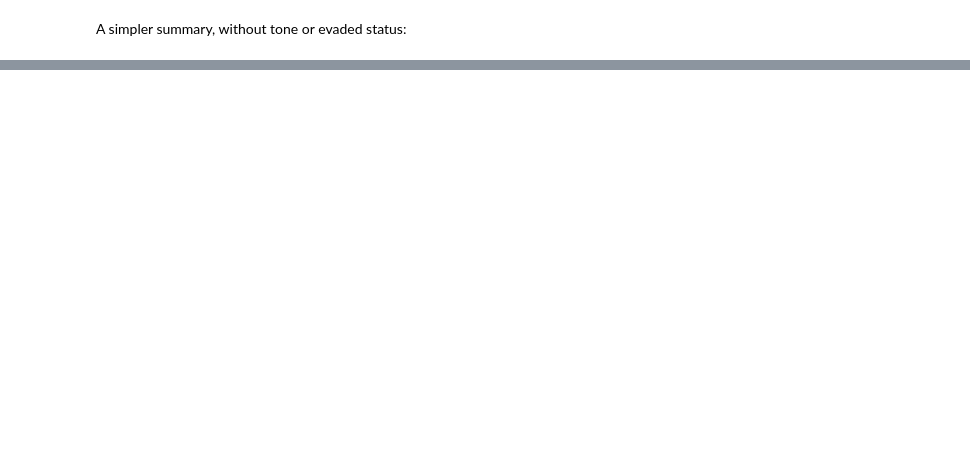
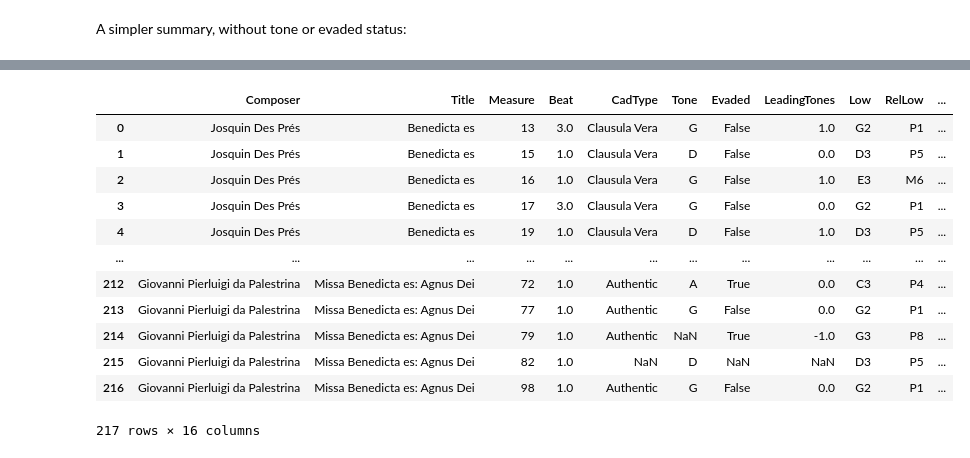
Before and after one commit to RichardFreedman/CRIM_JHUB, a Jupyter notebook: CRIM_06_Cadences_Batch.ipynb, the cells around one changed output, grey strips where cells are left out. Cells and saved outputs as stored; diff of their text form; code cells hidden in the pictures; blank space fills up the shorter version.

Commit message:
Update Notebooks for Ptype and Cadence Updates 5 2022

```diff
--- a/CRIM_06_Cadences_Batch.ipynb
+++ b/CRIM_06_Cadences_Batch.ipynb
@@ -276,0 +203,17 @@ cadTypeCounts.to_frame()
+# %%
+big_list = []
+git_prefix = 'https://raw.githubusercontent.com/CRIM-Project/CRIM-online/master/crim/static/mei/MEI_4.0/'
+mei = '.mei'
+for piece in piece_list:
+    url = git_prefix + piece + mei
+    big_list.append(url)
+# %%
+corpus = CorpusBase(big_list)
+list_of_dfs = corpus.batch(ImportedPiece.classifyCadences, metadata=True)
+combined_df = pd.concat(list_of_dfs, ignore_index=True)
+# Get the number of each type of cadence observed:
+cadTypeCounts = combined_df['CadType'].value_counts()
+print(cadTypeCounts)
+# Get the number of cadences per Beat level:
+cadBeatCounts = combined_df['Beat'].value_counts()
+print(cadBeatCounts)
@@ -276,0 +319,26 @@ cadTypeCounts.to_frame()
+# %%
+mass_sets = [('CRIM_Mass_0015',
+('https://raw.githubusercontent.com/CRIM-Project/CRIM-online/master/crim/static/mei/MEI_4.0/CRIM_Model_0017.mei',
+ 'https://raw.githubusercontent.com/CRIM-Project/CRIM-online/master/crim/static/mei/MEI_4.0/CRIM_Mass_0015_1.mei',
+ 'https://raw.githubusercontent.com/CRIM-Project/CRIM-online/master/crim/static/mei/MEI_4.0/CRIM_Mass_0015_2.mei',
+ 'https://raw.githubusercontent.com/CRIM-Project/CRIM-online/master/crim/static/mei/MEI_4.0/CRIM_Mass_0015_3.mei',
+ 'https://raw.githubusercontent.com/CRIM-Project/CRIM-online/master/crim/static/mei/MEI_4.0/CRIM_Mass_0015_4.mei',
+'https://raw.githubusercontent.com/CRIM-Project/CRIM-online/master/crim/static/mei/MEI_4.0/CRIM_Mass_0015_5.mei'))]
+
+# git_prefix = 'https://raw.githubusercontent.com/CRIM-Project/CRIM-online/master/crim/static/mei/MEI_4.0/'
+
+# list(mass[1])
+# %%
+cad_combined = pd.DataFrame()
+
+col_list = ['Composer', 'Title', 'Measure', 'Beat', 'CadType', 'Tone','Evaded','LeadingTones', 'Low','RelLow','RelTone','Progress','SinceLast','ToNext']
+for mass in mass_sets:
+    csv_name = 'saved_csv/' + mass_sets[0][0] + '_' + 'Cadences' + '.csv'
+    url_list = list(mass[1])
+    corpus = CorpusBase(url_list)
+    list_of_dfs = corpus.batch(ImportedPiece.classifyCadences, metadata=True)
+    combined_df = pd.concat(list_of_dfs, ignore_index=True)
+    combined_df = combined_df[col_list]
+    combined_df["Validation"] = ''
+    combined_df["Comments"] = ''
+    combined_df.to_csv(csv_name)
@@ -276,0 +358,16 @@ cadTypeCounts.to_frame()
+# %%
+combined_df
+# %% [output]
+|  | Composer | Title | Measure | Beat | CadType | Tone | Evaded | LeadingTones | Low | RelLow | ... |
+| 0 | Josquin Des Prés | Benedicta es | 13 | 3.0 | Clausula Vera | G | False | 1.0 | G2 | P1 | ... |
+| 1 | Josquin Des Prés | Benedicta es | 15 | 1.0 | Clausula Vera | D | False | 0.0 | D3 | P5 | ... |
+| 2 | Josquin Des Prés | Benedicta es | 16 | 1.0 | Clausula Vera | G | False | 1.0 | E3 | M6 | ... |
+| 3 | Josquin Des Prés | Benedicta es | 17 | 3.0 | Clausula Vera | G | False | 0.0 | G2 | P1 | ... |
+| 4 | Josquin Des Prés | Benedicta es | 19 | 1.0 | Clausula Vera | D | False | 1.0 | D3 | P5 | ... |
+| ... | ... | ... | ... | ... | ... | ... | ... | ... | ... | ... | ... |
+| 212 | Giovanni Pierluigi da Palestrina | Missa Benedicta es: Agnus Dei | 72 | 1.0 | Authentic | A | True | 0.0 | C3 | P4 | ... |
+| 213 | Giovanni Pierluigi da Palestrina | Missa Benedicta es: Agnus Dei | 77 | 1.0 | Authentic | G | False | 0.0 | G2 | P1 | ... |
+| 214 | Giovanni Pierluigi da Palestrina | Missa Benedicta es: Agnus Dei | 79 | 1.0 | Authentic | NaN | True | -1.0 | G3 | P8 | ... |
+| 215 | Giovanni Pierluigi da Palestrina | Missa Benedicta es: Agnus Dei | 82 | 1.0 | NaN | D | NaN | NaN | D3 | P5 | ... |
+| 216 | Giovanni Pierluigi da Palestrina | Missa Benedicta es: Agnus Dei | 98 | 1.0 | Authentic | G | False | 0.0 | G2 | P1 | ... |
+217 rows × 16 columns
```
Also changed, not shown: parts of 14 cells of this notebook, 58 other files.
